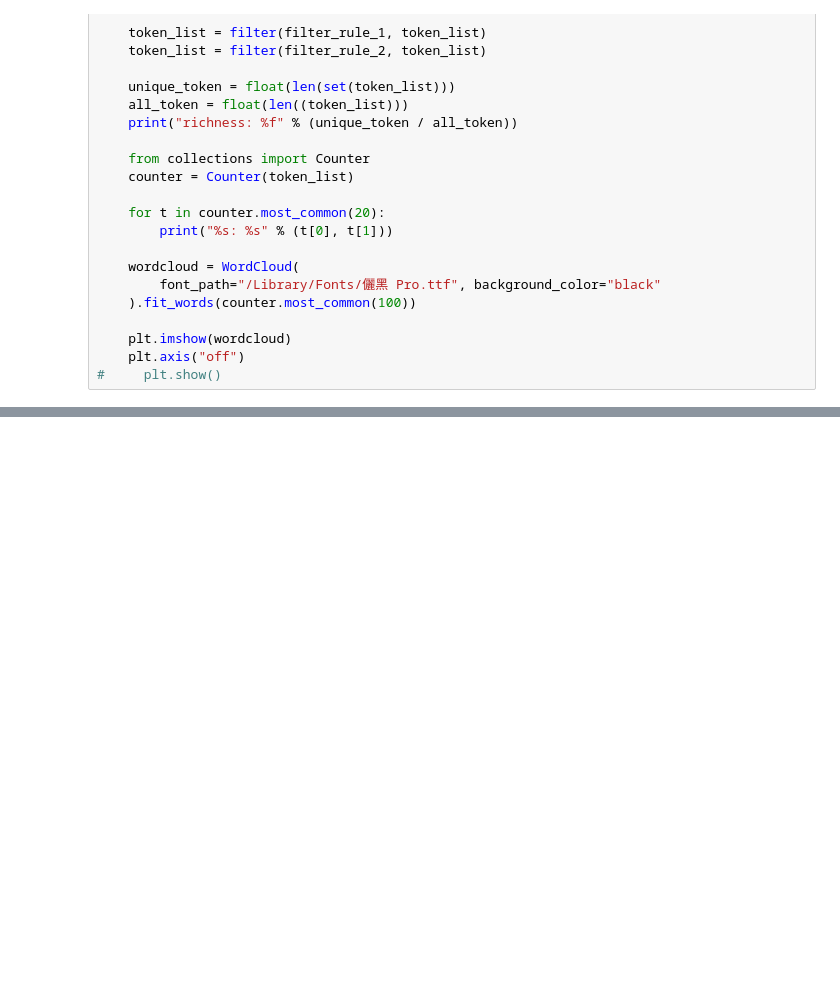
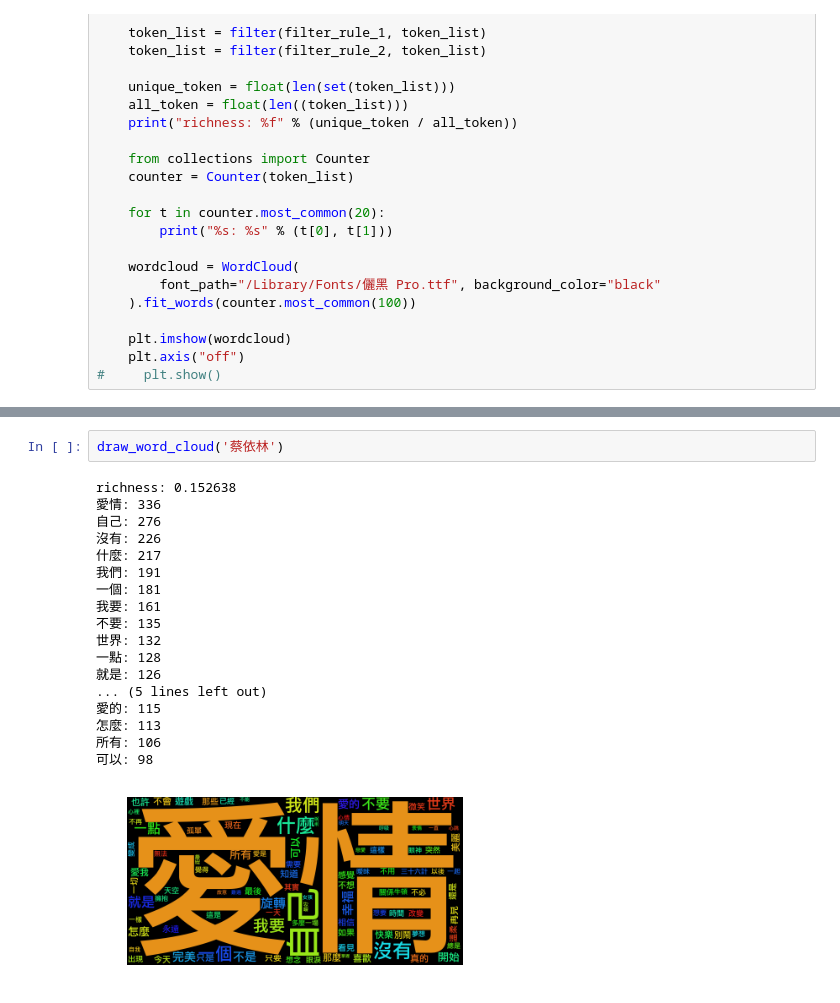
Before and after one commit to KentHan/Chinese_lyrics_analysis, a Jupyter notebook: Chinese_lyrics_analysis.ipynb, the cells around one changed output, grey strips where cells are left out. Cells and saved outputs as stored; diff of their text form; blank space fills up the shorter version.

```diff
--- a/Chinese_lyrics_analysis.ipynb
+++ b/Chinese_lyrics_analysis.ipynb
@@ -143,0 +146,21 @@ richness: 0.216102
+# %%
+draw_word_cloud('蔡依林')
+# %% [output]
+richness: 0.152638
+愛情: 336
+自己: 276
+沒有: 226
+什麼: 217
+我們: 191
+一個: 181
+我要: 161
+不要: 135
+世界: 132
+一點: 128
+就是: 126
+... (5 lines left out)
+愛的: 115
+怎麼: 113
+所有: 106
+可以: 98
+[figure, added]
```
Also changed, not shown: parts of 9 cells of this notebook.
